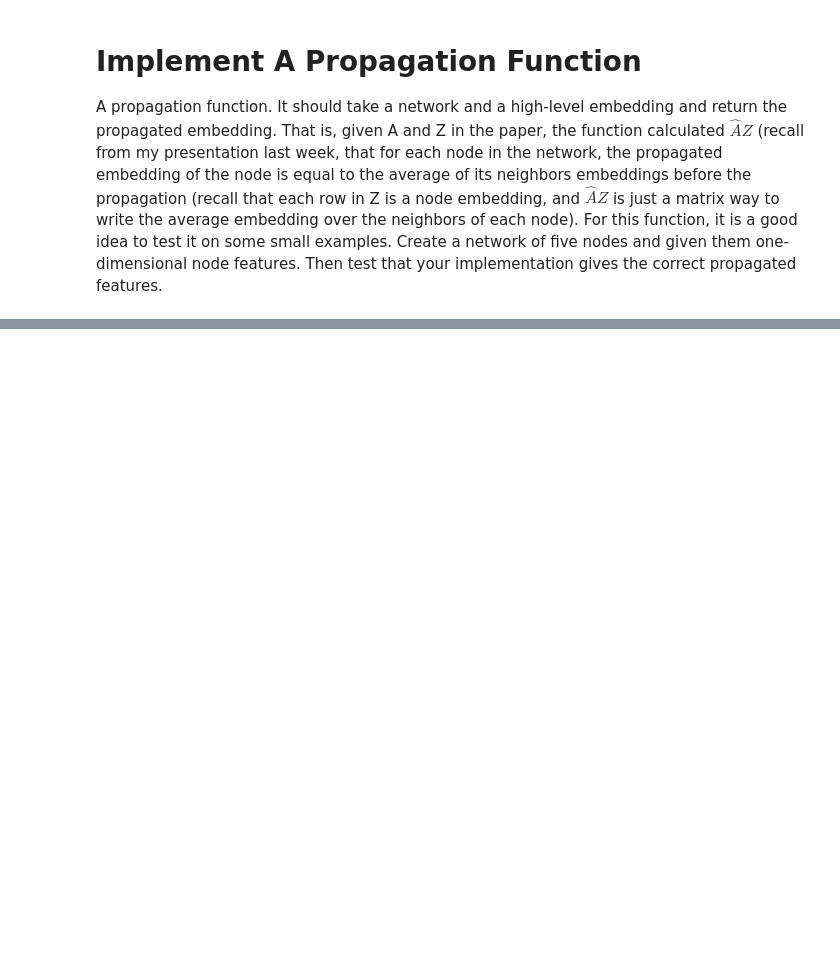
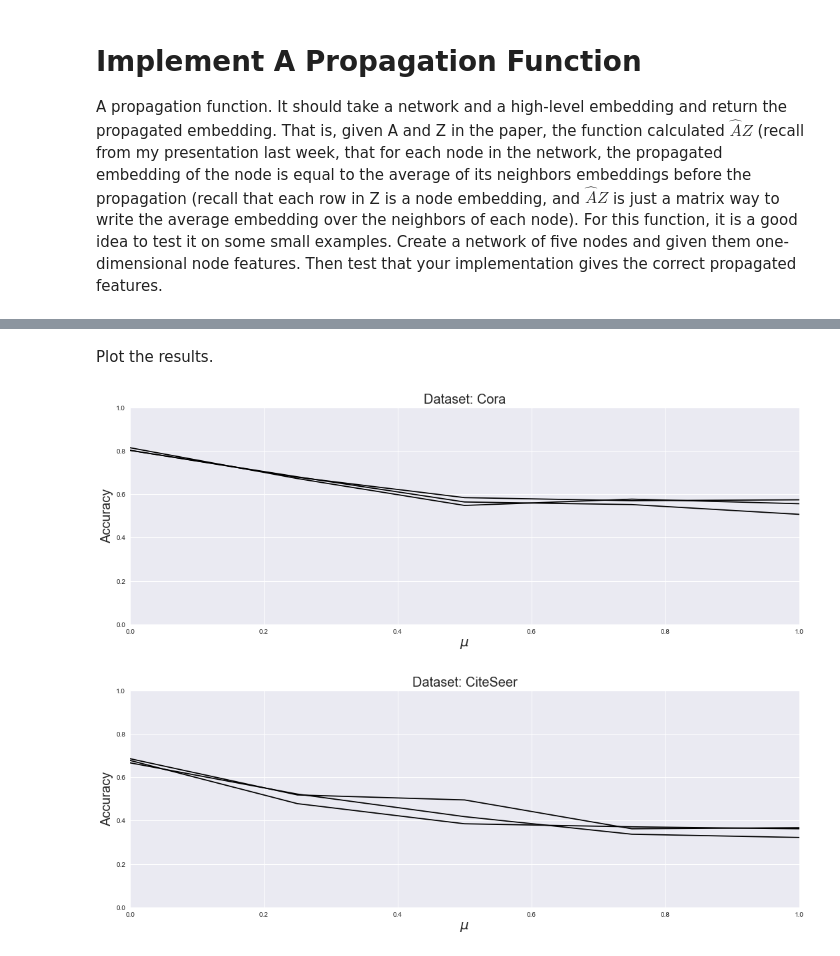
Before and after one commit to vstenby/02460GraphRegularization, a Jupyter notebook: Notebooks/P-Reg.ipynb, the cells around one changed output, grey strips where cells are left out. Cells and saved outputs as stored; diff of their text form; code cells hidden in the pictures; blank space fills up the shorter version.

```diff
--- a/Notebooks/P-Reg.ipynb
+++ b/Notebooks/P-Reg.ipynb
@@ -104,8 +104,16 @@ class RegularizedLoss:
         #Calculate the degree matrix, https://github.com/pyg-team/pytorch_geometric/issues/1261#issuecomment-633913984
         D = torch.diag(utils.degree(edge_index[0]))
 
-        #Calculate the Ahat matrix.
-        self.Ahat = torch.linalg.solve(D, A)
+        #Here we calculate the Ahat matrix basically two ways depending on whether or not we have isolated nodes.
+        if utils.contains_isolated_nodes(edge_index):
+            #In the case of isolated nodes, the degree of the node is 0 meaning D is singular. We get around this by replacing inf with 0.
+            Dinv = 1./torch.diag(D)
+            Dinv[Dinv == float('inf')] = 0
+            Dinv = torch.diag(Dinv)
+            self.Ahat = torch.matmul(Dinv, A)
+        else:
+            #If there are no isolated nodes, then all nodes have a degree larger than zero meaning that we can calculate the inverse of D.
+            self.Ahat = torch.linalg.solve(D, A)
 
         #Use the CrossEntropyLoss.
         self.cross_entropy = torch.nn.CrossEntropyLoss()
@@ -199,0 +274,22 @@ A propagation function. It should take a network and a high-level embedding and
+# %% [markdown]
+Plot the results.
+# %%
+filename = '2022_03_10_09_10.pickle'
+
+with open(filename, 'rb') as handle:
+    mu_range, acc, datasets = pickle.load(handle)
+
+plt.style.use('seaborn')
+for dataset in datasets:
+    plt.figure(figsize=(18, 6))
+    for sim in acc[dataset]:
+        plt.plot(mu_range, sim, 'k')
+    plt.xlim(0, 1)
+    plt.title(f'Dataset: {dataset}', fontsize=20)
+    plt.ylim(0, 1)
+    plt.ylabel('Accuracy', fontsize=20)
+    plt.xlabel('$\mu$', fontsize=20)
+    plt.show()
+# %% [output]
+[figure, added]
+[figure, added]
```
Also changed, not shown: parts of 19 cells of this notebook, 4 other files.
